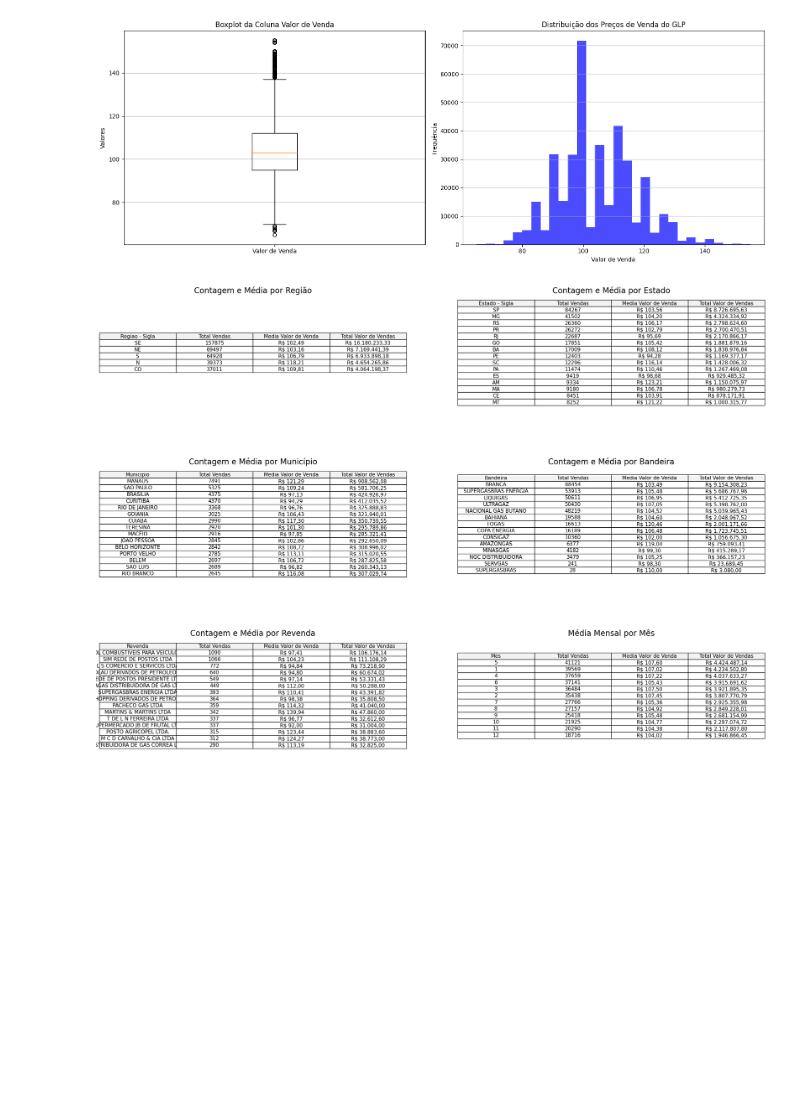
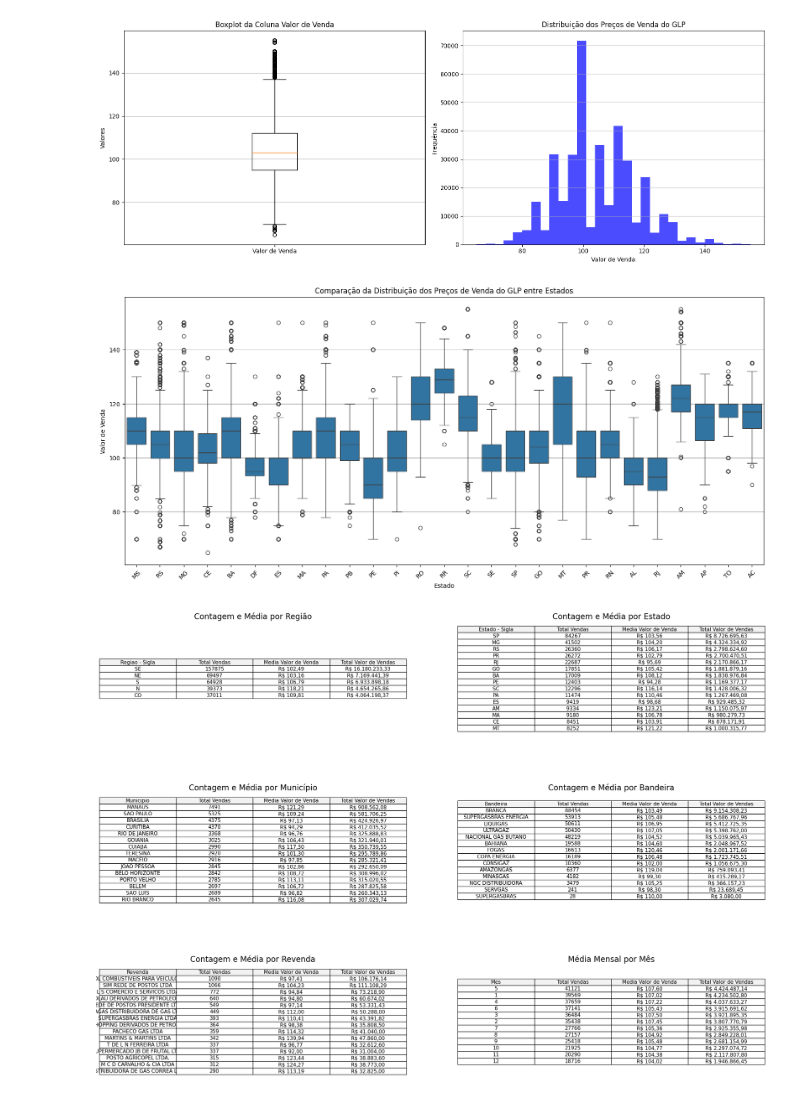
Before and after one commit to KoreTane/Analise-GLP, a Jupyter notebook: AnálisePreçoGLP.ipynb, the cells around one changed output. Saved outputs shown, nothing was run; the diff lists cells and outputs as text; code cells hidden in the pictures; blank space fills up the shorter version.

```diff
--- a/AnálisePreçoGLP.ipynb
+++ b/AnálisePreçoGLP.ipynb
@@ -149,6 +149,18 @@ plt.tight_layout()
 plt.show()
 # %% [output]
 [figure]
+# %%
+# Boxplot para comparar preços entre estados
+plt.figure(figsize=(19, 8))
+sns.boxplot(x='Estado - Sigla', y='Valor de Venda', data=union_df_pd)
+plt.title('Comparação da Distribuição dos Preços de Venda do GLP entre Estados')
+plt.xlabel('Estado')
+plt.ylabel('Valor de Venda')
+plt.grid(axis='y')
+plt.xticks(rotation=45)
+plt.show()
+# %% [output]
+[figure, added]
 # %%
 # TRATAMENTO DOS DADOS
 # Completar valores nulos na coluna 'Complemento'
```
Also changed, not shown: parts of 4 cells of this notebook.
